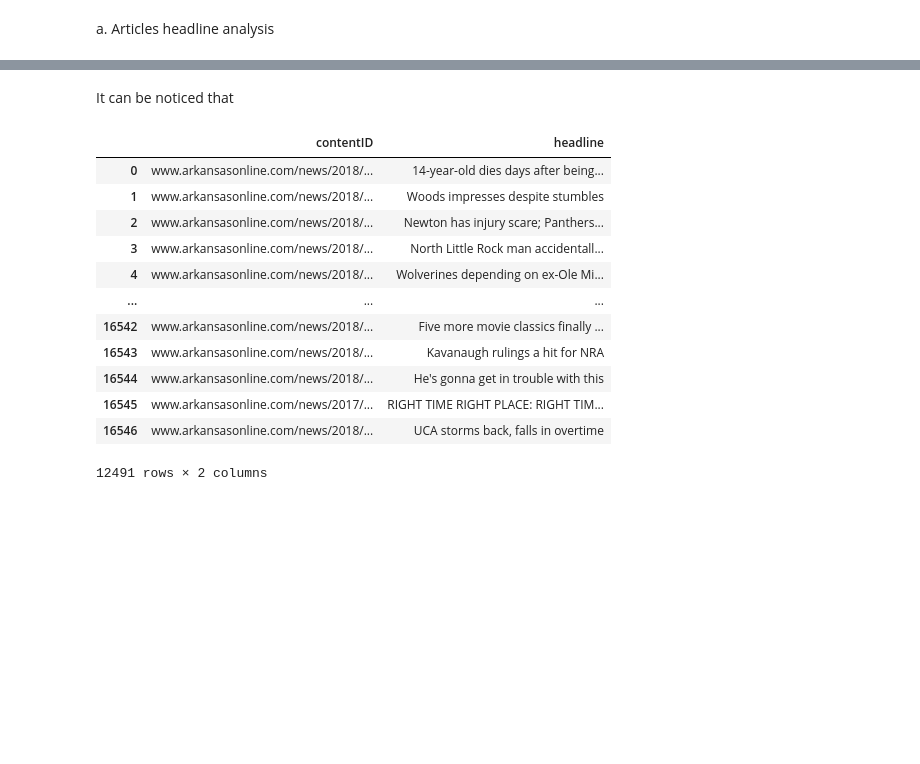
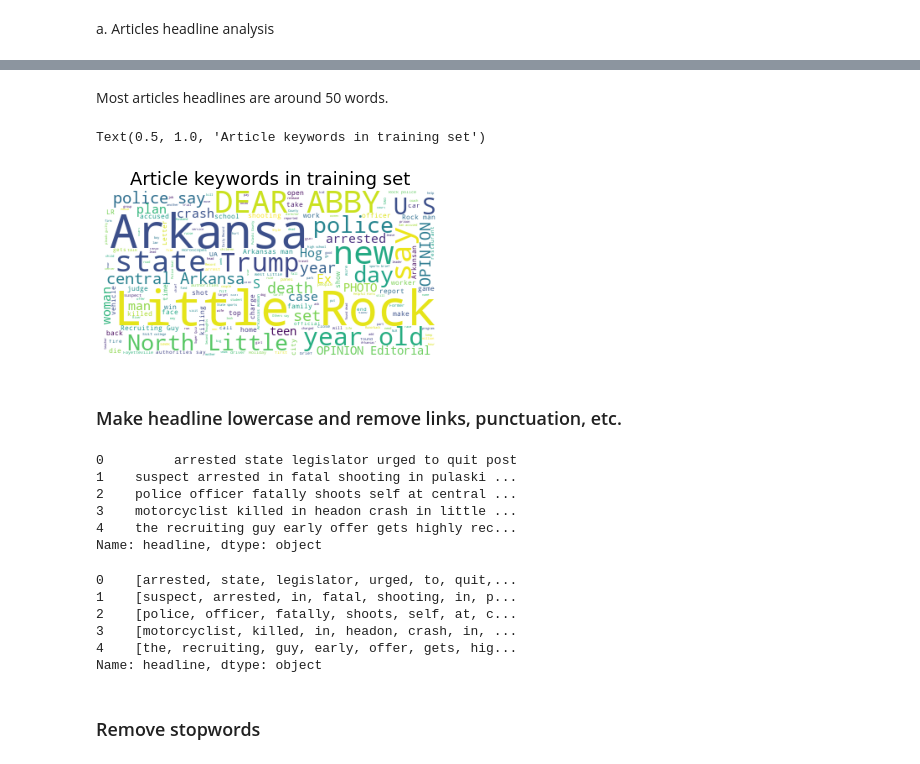
Before and after one commit to choushuiguo325/Recommendation_System_New_York_Times, a Jupyter notebook: static/NLP_EDA.ipynb, the cells around one changed output, grey strips where cells are left out. Saved outputs shown, nothing was run; the diff lists cells and outputs as text; code cells hidden in the pictures; blank space fills up the shorter version.

Commit message:
finished the normalization, removed redundent tokens,lemmatized, removed stopwords

```diff
--- a/static/NLP_EDA.ipynb
+++ b/static/NLP_EDA.ipynb
@@ -731,2 +746,0 @@ There are 338 overlapped articles in training set and validation set
-# %% [markdown]
-It can be noticed that
@@ -736,16 +747,54 @@ types_df = content_df[['contentID','categories']]
-# %%
-titles_df
-# %% [output]
-|  | contentID | headline |
-| 0 | www.arkansasonline.com/news/2018/... | 14-year-old dies days after being... |
-| 1 | www.arkansasonline.com/news/2018/... | Woods impresses despite stumbles |
-| 2 | www.arkansasonline.com/news/2018/... | Newton has injury scare; Panthers... |
-| 3 | www.arkansasonline.com/news/2018/... | North Little Rock man accidentall... |
-| 4 | www.arkansasonline.com/news/2018/... | Wolverines depending on ex-Ole Mi... |
-| ... | ... | ... |
-| 16542 | www.arkansasonline.com/news/2018/... | Five more movie classics finally ... |
-| 16543 | www.arkansasonline.com/news/2018/... | Kavanaugh rulings a hit for NRA |
-| 16544 | www.arkansasonline.com/news/2018/... | He's gonna get in trouble with this |
-| 16545 | www.arkansasonline.com/news/2017/... | RIGHT TIME RIGHT PLACE: RIGHT TIM... |
-| 16546 | www.arkansasonline.com/news/2018/... | UCA storms back, falls in overtime |
-12491 rows × 2 columns
+# %% [markdown]
+Most articles headlines are around 50 words.
+# %%
+wordcloud1 = WordCloud(background_color='white').generate(" ".join(train_articles_df['headline']))
+plt.imshow(wordcloud1)
+plt.axis('off')
+plt.title('Article keywords in training set',fontsize=18)
+# %% [output]
+Text(0.5, 1.0, 'Article keywords in training set')
+[figure, added]
+# %% [markdown]
+### Make headline lowercase and remove links, punctuation, etc.
+# %%
+# data cleaning
+#
+def clean_text(text):
+    '''Make text lowercase, remove text in square brackets,remove links,remove punctuation
+    and remove words containing numbers.'''
+    text = text.lower()
+    text = re.sub('\[.*?\]', '', text)
+    text = re.sub('https?://\S+|www\.\S+', '', text)
+    text = re.sub('<.*?>+', '', text)
+    text = re.sub('[%s]' % re.escape(string.punctuation), '', text)
+    text = re.sub('\n', '', text)
+    text = re.sub('\w*\d\w*', '', text)
+    return text
+
+# Applying the cleaning function to both test and train datasets
+train_articles_df['headline'] = train_articles_df['headline'].apply(lambda x: clean_text(x))
+val_articles_df['headline'] = val_articles_df['headline'].apply(lambda x: clean_text(x))
+
+# updated text
+train_articles_df['headline'].head()
+# %% [output]
+0         arrested state legislator urged to quit post
+1    suspect arrested in fatal shooting in pulaski ...
+2    police officer fatally shoots self at central ...
+3    motorcyclist killed in headon crash in little ...
+4    the recruiting guy early offer gets highly rec...
+Name: headline, dtype: object
+# %%
+tokenizer = nltk.tokenize.RegexpTokenizer(r'\w+')
+train_articles_df['headline'] = train_articles_df['headline'].apply(lambda x:tokenizer.tokenize(x))
+val_articles_df['headline'] = val_articles_df['headline'].apply(lambda x:tokenizer.tokenize(x))
+train_articles_df['headline'].head()
+# %% [output]
+0    [arrested, state, legislator, urged, to, quit,...
+1    [suspect, arrested, in, fatal, shooting, in, p...
+2    [police, officer, fatally, shoots, self, at, c...
+3    [motorcyclist, killed, in, headon, crash, in, ...
+4    [the, recruiting, guy, early, offer, gets, hig...
+Name: headline, dtype: object
+# %% [markdown]
+### Remove stopwords
```
Also changed, not shown: parts of 26 cells of this notebook.
